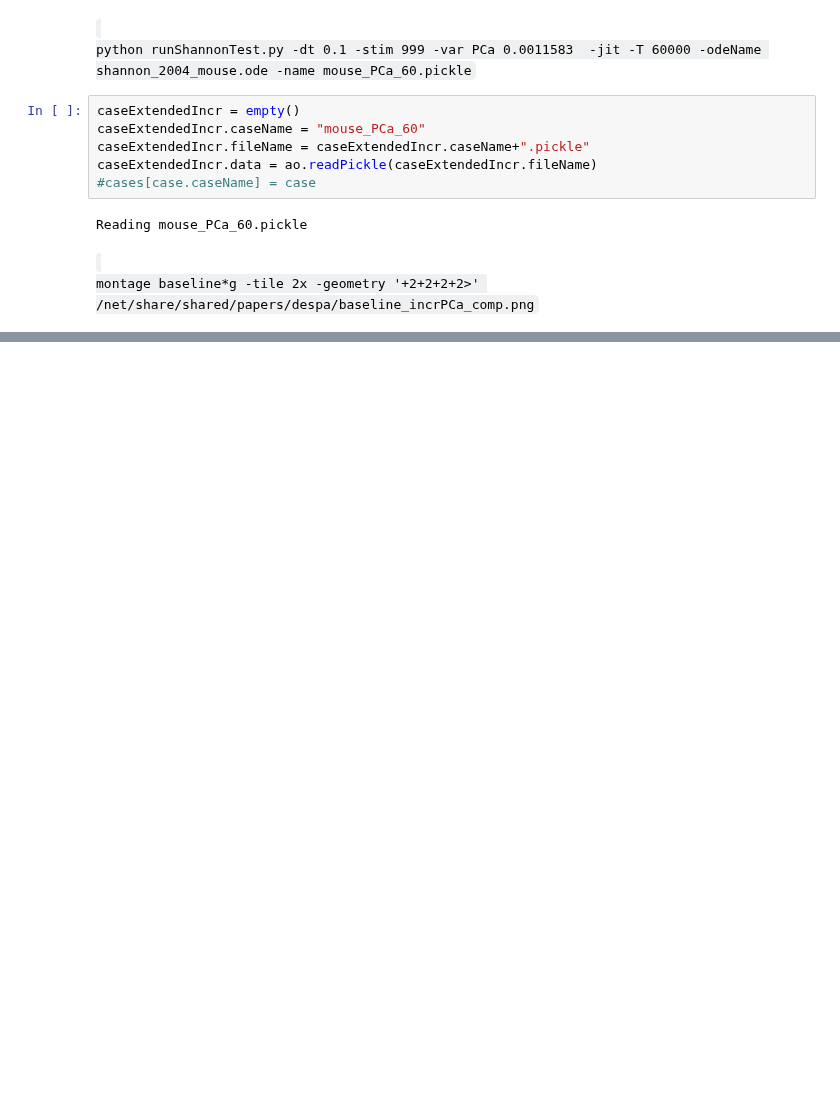
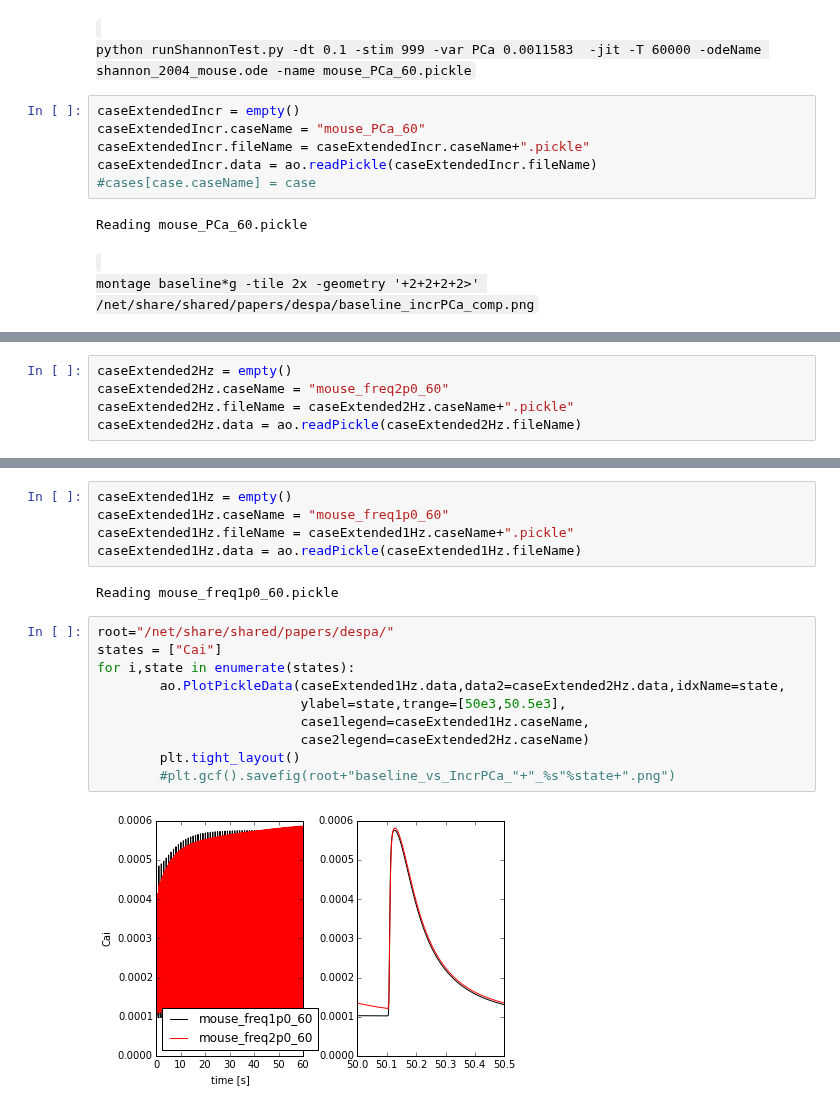
Before and after one commit to huskeypm/wholecell, a Jupyter notebook: morotti_rabbit_compare.ipynb, the cells around one changed output, grey strips where cells are left out. Drawn from its saved outputs; the diff is of its cells as text; blank space fills up the shorter version.

```diff
--- a/morotti_rabbit_compare.ipynb
+++ b/morotti_rabbit_compare.ipynb
@@ -192,0 +196,5 @@ for i,state in enumerate(states):
+# %%
+caseExtended2Hz = empty()
+caseExtended2Hz.caseName = "mouse_freq2p0_60"
+caseExtended2Hz.fileName = caseExtended2Hz.caseName+".pickle"
+caseExtended2Hz.data = ao.readPickle(caseExtended2Hz.fileName)
@@ -192,0 +210,19 @@ for i,state in enumerate(states):
+# %%
+caseExtended1Hz = empty()
+caseExtended1Hz.caseName = "mouse_freq1p0_60"
+caseExtended1Hz.fileName = caseExtended1Hz.caseName+".pickle"
+caseExtended1Hz.data = ao.readPickle(caseExtended1Hz.fileName)
+# %% [output]
+Reading mouse_freq1p0_60.pickle
+# %%
+root="/net/share/shared/papers/despa/"
+states = ["Cai"]
+for i,state in enumerate(states):
+        ao.PlotPickleData(caseExtended1Hz.data,data2=caseExtended2Hz.data,idxName=state,
+                          ylabel=state,trange=[50e3,50.5e3],
+                          case1legend=caseExtended1Hz.caseName,
+                          case2legend=caseExtended2Hz.caseName)
+        plt.tight_layout()
+        #plt.gcf().savefig(root+"baseline_vs_IncrPCa_"+"_%s"%state+".png")
+# %% [output]
+[figure, added]
```
Also changed, not shown: parts of 19 cells of this notebook.
